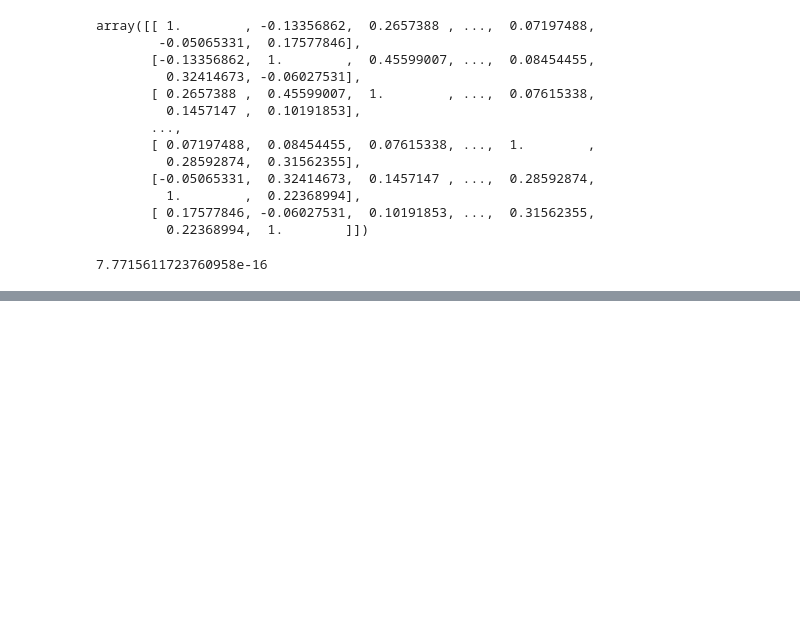
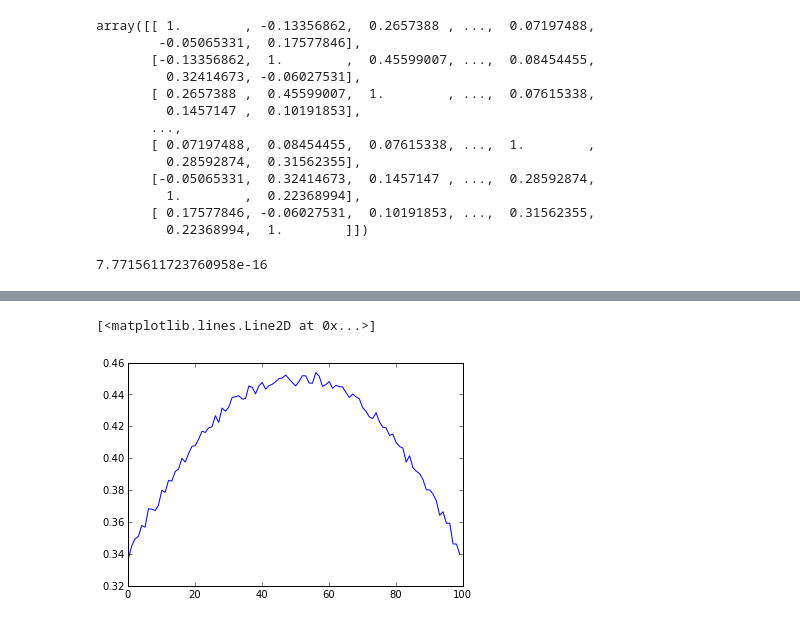
Before and after one commit to lem-usp/corr-param, a Jupyter notebook: notebooks/Random Matrices Tests.ipynb, the cells around one changed output, grey strips where cells are left out. Drawn from its saved outputs; the diff is of its cells as text; code cells hidden in the pictures; blank space fills up the shorter version.

```diff
--- a/notebooks/Random Matrices Tests.ipynb
+++ b/notebooks/Random Matrices Tests.ipynb
@@ -442,0 +468,5 @@ np.linalg.e
+# %%
+plot(f)
+# %% [output]
+[<matplotlib.lines.Line2D at 0x...>]
+[figure, added]
```
Also changed, not shown: parts of 18 cells of this notebook, 3 other files.
